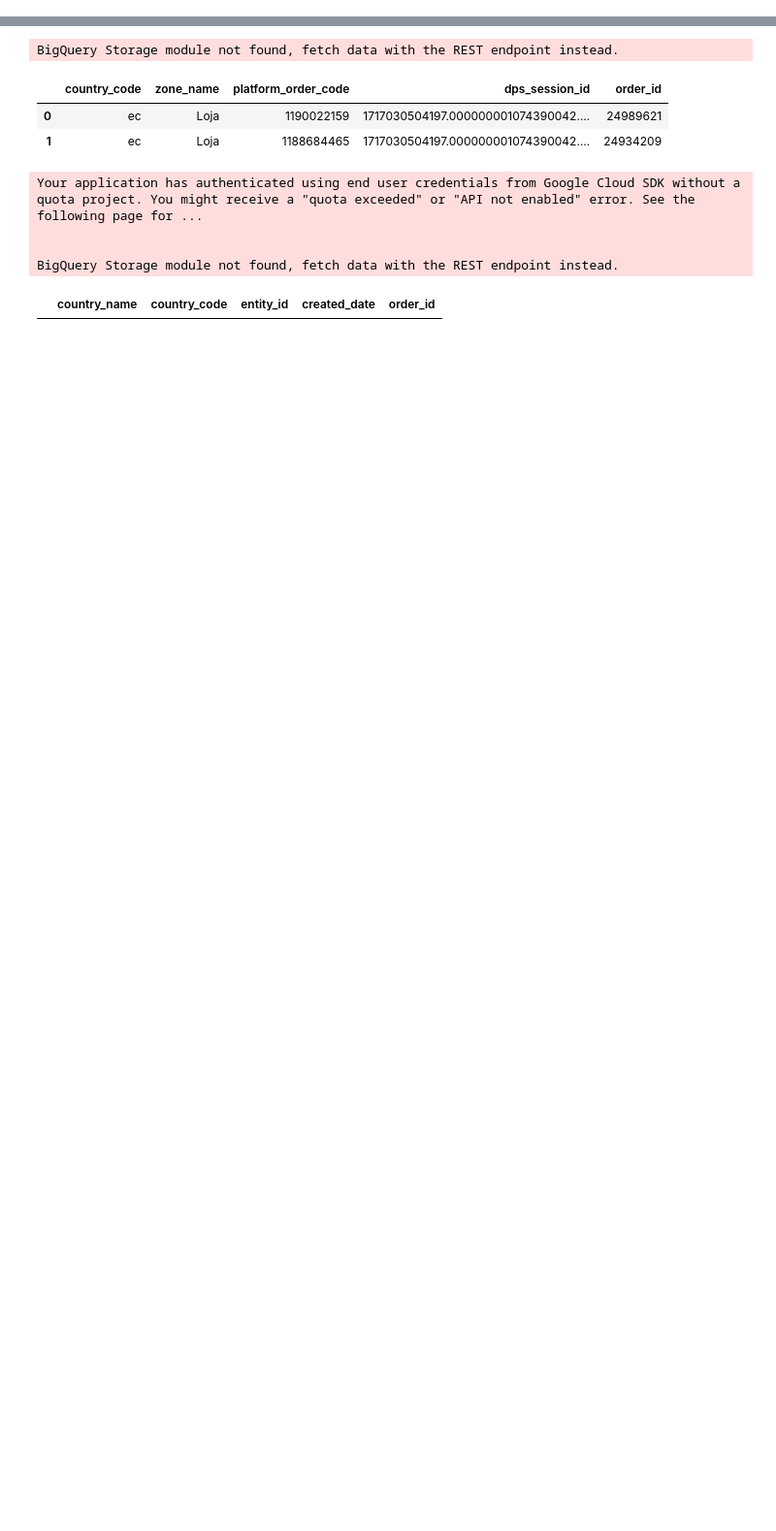
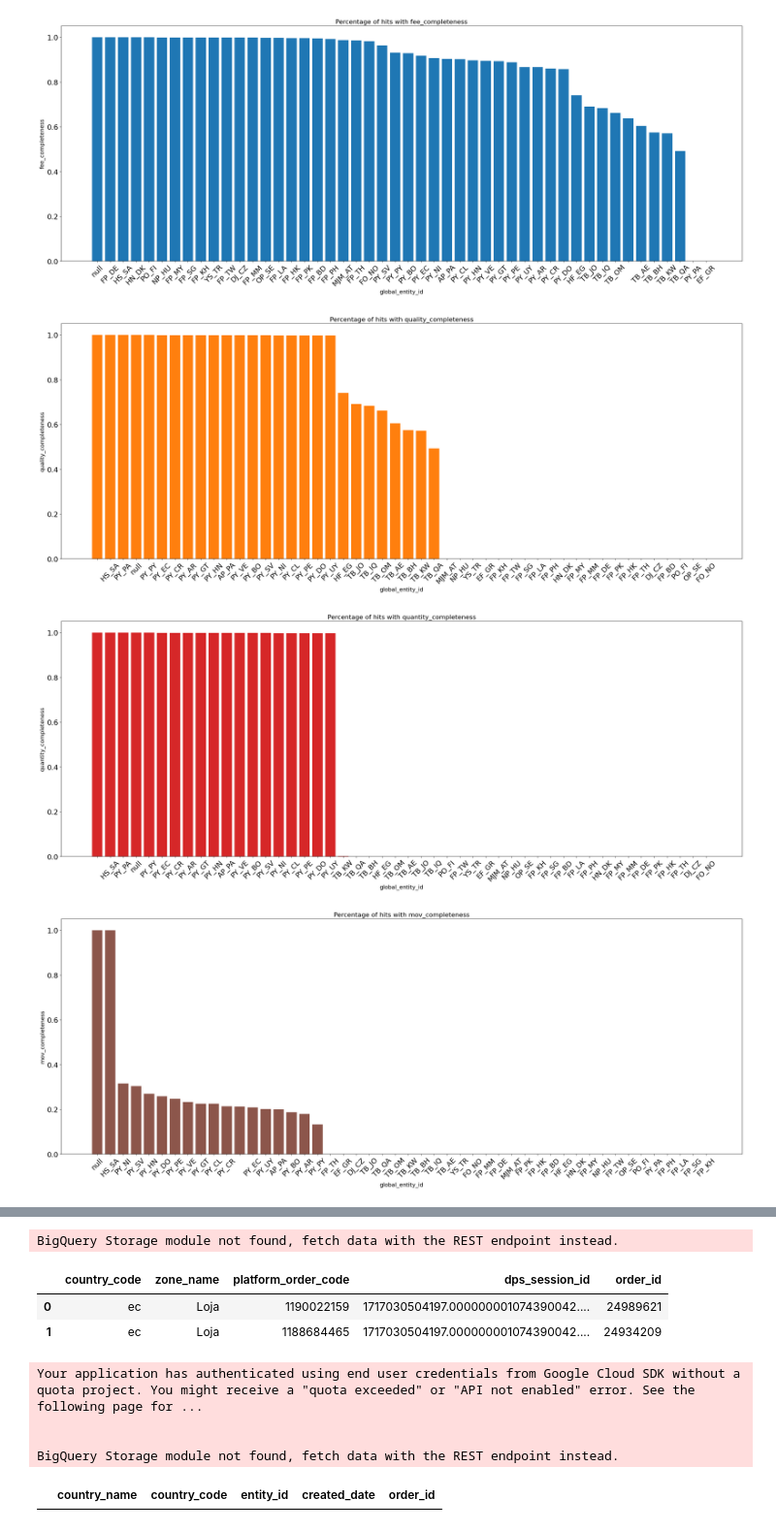
Before and after one commit to shazebasad-dh/https---github.com-deliveryhero-global_pricing, a Jupyter notebook: team/Shazeb/Impressions_data/data_quality_check.ipynb, the cells around one changed output, grey strips where cells are left out. Shown at 97% size. Drawn from its saved outputs; the diff is of its cells as text; code cells hidden in the pictures; blank space fills up the shorter version.

```diff
--- a/team/Shazeb/Impressions_data/data_quality_check.ipynb
+++ b/team/Shazeb/Impressions_data/data_quality_check.ipynb
@@ -10,0 +93,69 @@ import seaborn as sns
+# %%
+# define a few things (project id, start date etc.)
+project_id = "logistics-customer-staging"
+client = bigquery.Client(project = project_id)
+start_date = '2024-06-01'
+end_date = '2024-06-01'
+# start_date_dps = '2024-05-31'
+# end_date_dps = '2024-06-01'
+
+
+#impression_data_completeness = client.query(impressions_completeness(start_date, end_date)).to_dataframe()
+
+
+impression_data_completeness['entity_grouping'] = impression_data_completeness['global_entity_id'].str.split('_').str[0]
+impression_data_completeness = impression_data_completeness.dropna(subset=['global_entity_id'])
+
+cols = ['fee_completeness', 'quality_completeness', 'quantity_completeness',
+        'mov_completeness', 'deliverytime_completeness', 'bussinesstype_completeness']
+
+impression_data_completeness = impression_data_completeness.sort_values(by = 'entity_grouping')
+
+x_axis_column = 'global_entity_id'
+
+# Extract x-axis data
+x_data = impression_data_completeness[x_axis_column]
+
+# Generate a colormap
+num_cols = len(cols)
+color_map = plt.cm.get_cmap('tab10')
+
+# Iterate through each column in cols and plot
+for i, col in enumerate(cols):
+    # Sort data by the current column
+    sorted_data = impression_data_completeness.sort_values(by=col, ascending = False)
+
+    # Extract x-axis data
+    x_data = sorted_data[x_axis_column]
+
+    # Create a figure and axis for plotting
+    fig, ax = plt.subplots()
+    fig.set_size_inches(25, 10, forward=True)
+
+    # Plot the data with dynamically assigned color
+    color = color_map(i / num_cols)
+    ax.bar(x_data, sorted_data[col], color=color)
+
+    ax.set_xlabel(x_axis_column, fontsize=14)
+    ax.set_ylabel(col, fontsize=14)
+    ax.set_title(f'Percentage of hits with {col}', fontsize=16)
+
+    plt.xticks(rotation=45, fontsize=18)
+    plt.yticks(fontsize=18)
+
+    for bar in col:
+        yval = bar.get_height()
+        ax.annotate(f'{yval:.2f}',
+                    xy=(bar.get_x() + bar.get_width() / 2, yval),
+                    xytext=(0, 5),
+                    textcoords='offset points',
+                    ha='center', va='bottom', fontsize=14)
+
+    # Show plot
+    plt.tight_layout()
+    plt.show()
+# %% [output]
+[figure, added]
+[figure, added]
+[figure, added]
+[figure, added]
```
Also changed, not shown: parts of 50 cells of this notebook.
